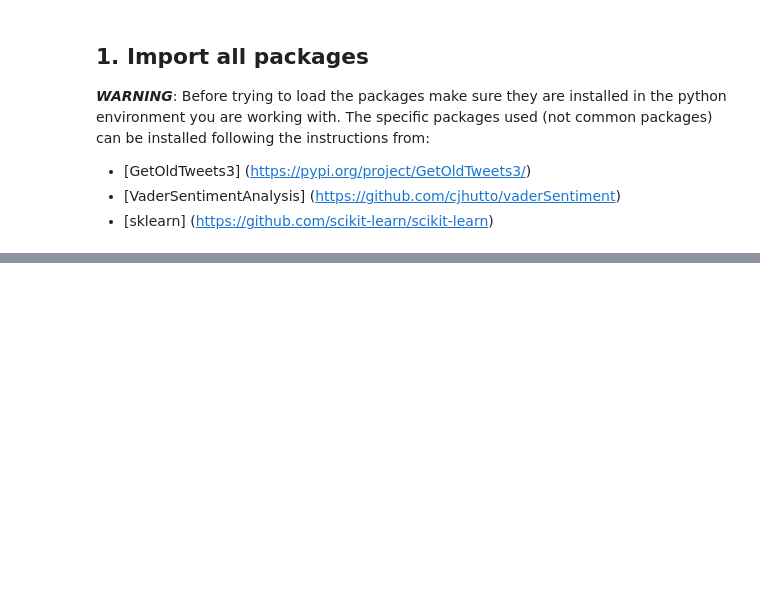
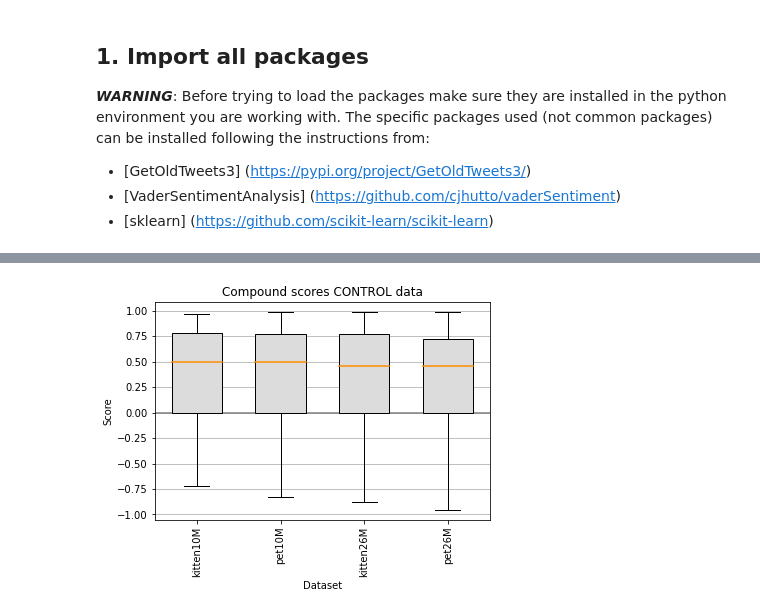
Before and after one commit to Ariein2/TwitterProject-SP, a Jupyter notebook: TwitterMainNotebook2.ipynb, the cells around one changed output, grey strips where cells are left out. Cells and saved outputs as stored; diff of their text form; code cells hidden in the pictures; blank space fills up the shorter version.

```diff
--- a/TwitterMainNotebook2.ipynb
+++ b/TwitterMainNotebook2.ipynb
@@ -70,0 +185,35 @@ for dataset in namefiles:
+# %%
+
+def variable_boxplot(variable, title, label):
+    # Plot boxplots from a single variable.
+    # INPUTS:
+    #   variable: list containing all the samples to plot.
+    #   title: String containing the title of the plot.
+    #   labels: Labels assigned to each box in the boxplot.
+
+    _, ax = plt.subplots()
+    ax.axhline(y = 0,linewidth=1.5,color='grey')
+    plt.boxplot(variable, labels=label,
+                patch_artist=True, widths= 0.6,
+                medianprops=dict(color='darkorange',linewidth=1.5),
+                boxprops=dict(facecolor='gainsboro', color='k'))
+
+    plt.title(title)
+    ax.yaxis.grid(True)
+    plt.xticks(rotation=90)
+    plt.xlabel('Dataset')
+    plt.ylabel('Score')
+    plt.show()
+
+control_keys = ['kitten10M', 'pet10M', 'kitten26M', 'pet26M']
+
+compound_control = []
+# Merge scores of all datasets
+for val in control_keys:
+    compound_control.append(scores_all[val]['compound'])
+
+# Check if controls are equal
+title= 'Compound scores CONTROL data'
+variable_boxplot(compound_control, title, control_keys)
+# %% [output]
+[figure, added]
```
Also changed, not shown: parts of 27 cells of this notebook.
